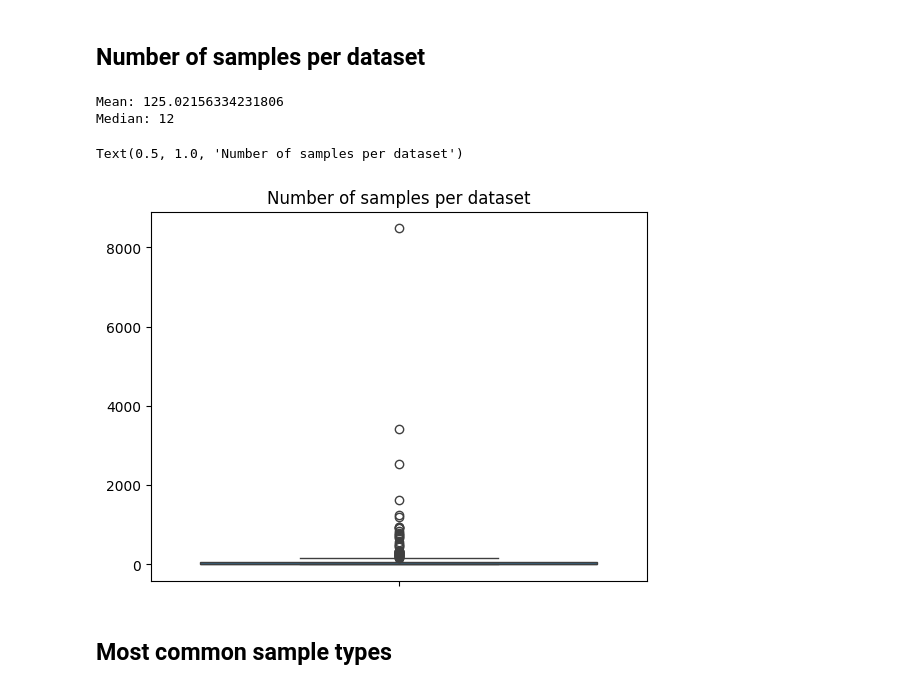
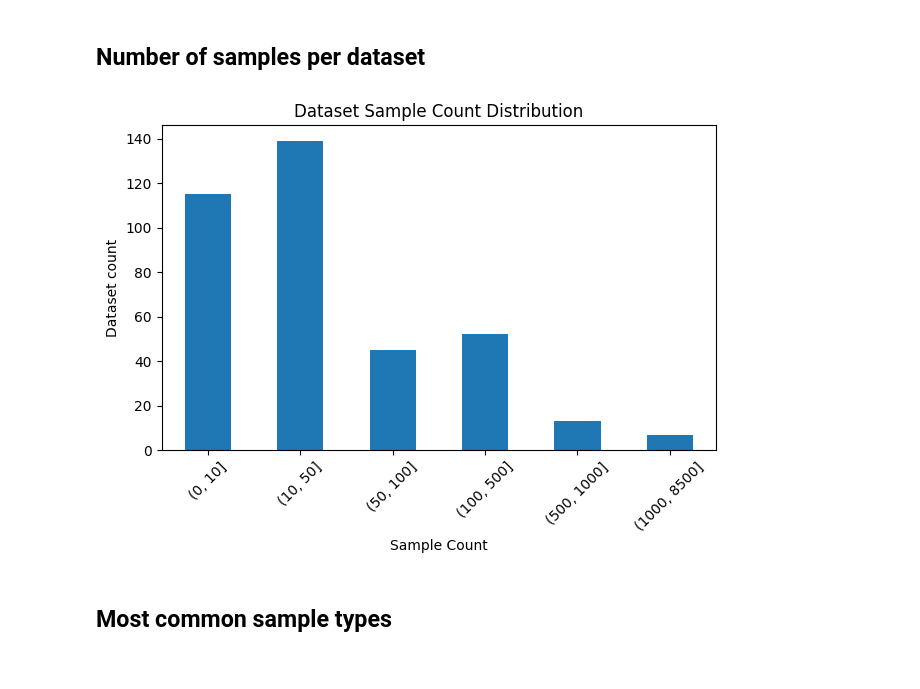
Before and after one commit to olegs/pubmed-paper-exploration, a Jupyter notebook: hallmarks_of_aging_related_dataset_analysis.ipynb, the cells around one changed output. Drawn from its saved outputs; the diff is of its cells as text; code cells hidden in the pictures.

```diff
--- a/hallmarks_of_aging_related_dataset_analysis.ipynb
+++ b/hallmarks_of_aging_related_dataset_analysis.ipynb
@@ -261,17 +277,43 @@ len(samples)
 44591
 # %% [markdown]
 ## Number of samples per dataset
-# %%
-number_of_samples_per_dataset = [len(dataset.samples) for dataset in datasets]
-print("Mean:", sum(number_of_samples_per_dataset) / len(number_of_samples_per_dataset))
-print("Median:", number_of_samples_per_dataset[len(number_of_samples_per_dataset) // 2])
-sns.boxplot(number_of_samples_per_dataset)
-plt.title("Number of samples per dataset")
-# %% [output]
-Mean: 125.02156334231806
-Median: 12
-Text(0.5, 1.0, 'Number of samples per dataset')
-[figure, removed]
+# %%
+# https://stackoverflow.com/a/71540059
+import scipy.stats as stats
+
+number_of_samples_per_dataset = pd.Series(sorted([len(dataset.samples) for dataset in datasets]))
+percent_of_samples_per_dataset = number_of_samples_per_dataset / number_of_samples_per_dataset.sum()
+n_samples_df = percent_of_samples_per_dataset.to_frame()
+n_samples_df = n_samples_df.rename(columns={0: 'sample_share'})
+n_samples_df["samples"] = number_of_samples_per_dataset
+
+n = len(percent_of_samples_per_dataset)
+#define bins in percent
+#the last valueis slightly above 100% to ensure that the final bin is included
+bins = [0, 10, 50, 100, 500, 1000, 8500]
+
+def find_last_index(lst, condition):
+    last_index = -1
+    for index, value in enumerate(lst):
+        if condition(value):
+            last_index = index
+    return last_index
+
+rank_bins = [0] + [find_last_index(number_of_samples_per_dataset, lambda x: x <= bin) for bin in bins[1:-1]] + [len(number_of_samples_per_dataset)]
+#create figure labels for intervals from bins
+labels = [f"({start}, {stop}]" for start, stop in zip(bins[:-1], bins[1:])]
+
+
+n_samples_df["cats"] = pd.cut(n_samples_df.index, bins=rank_bins, include_lowest=True, right=False, labels=labels)
+#and aggregate
+df_plot = n_samples_df.groupby(by="cats")["samples"].count()
+
+df_plot.plot.bar(rot=45, xlabel="Sample Count", ylabel="Dataset count", title="Dataset Sample Count Distribution")
+
+plt.tight_layout()
+plt.show()
+# %% [output]
+[figure, added]
 # %% [markdown]
 ## Most common sample types
 # %%
```
Also changed, not shown: parts of 60 cells of this notebook.
